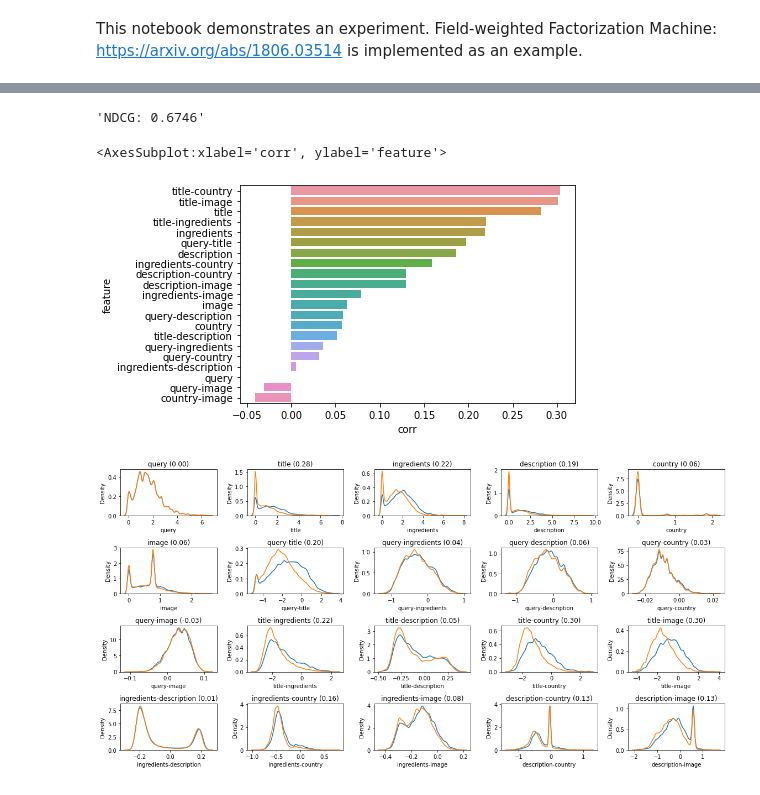
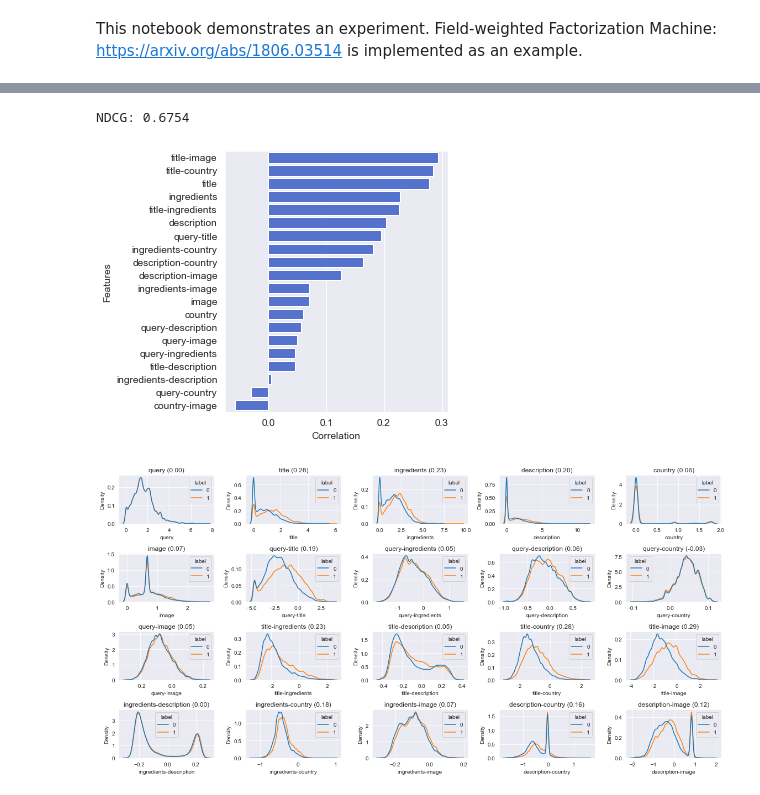
Before and after one commit to rejasupotaro/feature-interactions-in-document-ranking, a Jupyter notebook: notebooks/fwfm_cookpad.ipynb, the cells around one changed output, grey strips where cells are left out. Cells and saved outputs as stored; diff of their text form; code cells hidden in the pictures.

```diff
--- a/notebooks/fwfm_cookpad.ipynb
+++ b/notebooks/fwfm_cookpad.ipynb
@@ -8,6 +8,7 @@ from pathlib import Path
 
 import itertools
 import numpy as np
+import pandas as pd
 import tensorflow as tf
 from tensorflow.keras import layers
 from tqdm import tqdm
@@ -28,7 +29,10 @@ from src.losses import pairwise_losses
 import matplotlib.pyplot as plt
 import seaborn as sns
 
+sns.set_style('darkgrid')
+
 project_dir = '../'
+images_dir = f'{project_dir}/images'
 # %%
 from src.data.cookpad.recipes import load_raw_recipes
 
@@ -254,9 +257,9 @@ with open(f'{project_dir}/data/processed/listwise.cookpad.0.val.pkl', 'rb') as f
     val_dataset = pickle.load(file)
 
 ndcg_score = evaluate(model, val_dataset, data_processor)
-f'NDCG: {ndcg_score}'
+print(f'NDCG: {ndcg_score}')
 # %% [output]
-'NDCG: 0.6746'
+NDCG: 0.6754
 # %%
 features = [
     'query', 'title', 'ingredients', 'description', 'country', 'image',
@@ -276,17 +279,22 @@ negative_output_df = output_df[output_df['label'] == 0]
 # %%
 corr_df = output_df.corr()
 corr_df = corr_df[['label']].sort_values(by='label', ascending=False).reset_index()
 corr_df = corr_df.rename(columns={'index': 'feature', 'label': 'corr'})
-corr_df = corr_df[~(corr_df['feature'] == 'label')]
-plt.figure(figsize=(6,4))
-sns.barplot(data=corr_df, x='corr', y='feature')
+corr_df = corr_df[corr_df['feature'] != 'label']
+plt.figure(figsize=(4,4.8))
+ax = sns.barplot(data=corr_df[corr_df['feature'] != 'query'], x='corr', y='feature', color='royalblue')
+ax.set(xlabel='Correlation', ylabel='Features')
+plt.savefig(f'{images_dir}/correlation.pdf', bbox_inches='tight')
 # %% [output]
-<AxesSubplot:xlabel='corr', ylabel='feature'>
-[figure, old version]
+[figure, new version]
 # %%
 def plot_dist(feature, ax):
-    sns.kdeplot(positive_output_df[feature], label='label: 1', ax=ax)
-    sns.kdeplot(negative_output_df[feature], label='label: 0', ax=ax)
+    temp_positive_output_df = pd.DataFrame(positive_output_df[feature])
+    temp_positive_output_df['label'] = 1
+    temp_negative_output_df = pd.DataFrame(negative_output_df[feature])
+    temp_negative_output_df['label'] = 0
+    temp_df = pd.concat([temp_positive_output_df, temp_negative_output_df])
+    sns.kdeplot(data=temp_df, x=feature, hue='label', ax=ax)
 
 def significance(feature):
     return corr_df[corr_df['feature'] == feature]['corr'].iloc[0]
@@ -304,7 +312,7 @@ for i in range(4):
             axes[i][j].set_axis_off()
 fig.tight_layout()
 # %% [output]
-[figure, old version]
+[figure, new version]
 # %%
 from IPython.core.display import HTML
 
```
Also changed, not shown: parts of 8 cells of this notebook, 6 other files.
